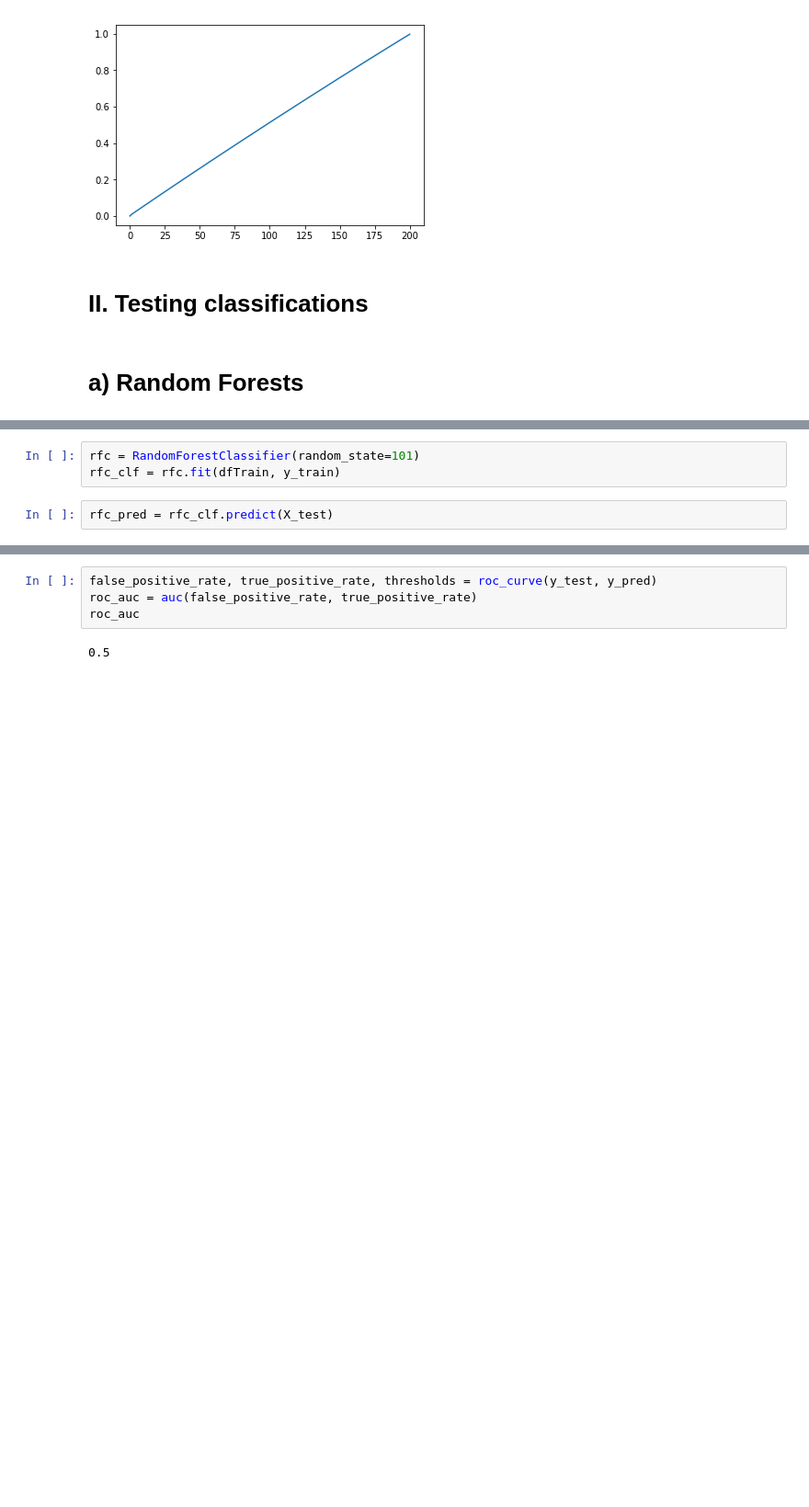
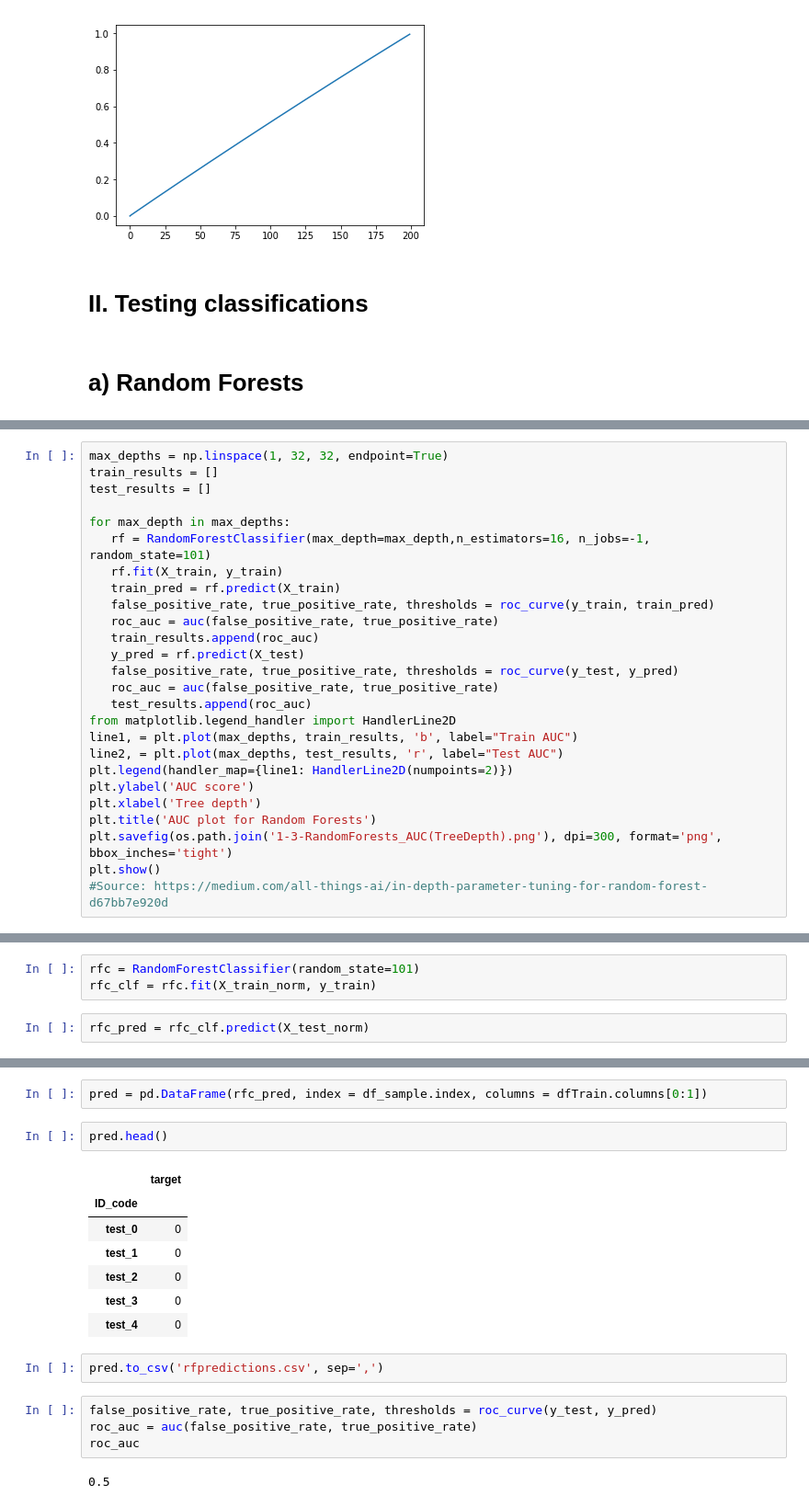
Before and after one commit to adkulas/ECE657A-Data-Modelling, a Jupyter notebook: project/code/G10-project.ipynb, the cells around one changed output, grey strips where cells are left out. Shown at 92% size. Saved outputs shown, nothing was run; the diff lists cells and outputs as text; blank space fills up the shorter version.

```diff
--- a/project/code/G10-project.ipynb
+++ b/project/code/G10-project.ipynb
@@ -213,0 +306,26 @@ plt.plot(num_pca_features_var_retained)
+# %%
+max_depths = np.linspace(1, 32, 32, endpoint=True)
+train_results = []
+test_results = []
+
+for max_depth in max_depths:
+   rf = RandomForestClassifier(max_depth=max_depth,n_estimators=16, n_jobs=-1, random_state=101)
+   rf.fit(X_train, y_train)
+   train_pred = rf.predict(X_train)
+   false_positive_rate, true_positive_rate, thresholds = roc_curve(y_train, train_pred)
+   roc_auc = auc(false_positive_rate, true_positive_rate)
+   train_results.append(roc_auc)
+   y_pred = rf.predict(X_test)
+   false_positive_rate, true_positive_rate, thresholds = roc_curve(y_test, y_pred)
+   roc_auc = auc(false_positive_rate, true_positive_rate)
+   test_results.append(roc_auc)
+from matplotlib.legend_handler import HandlerLine2D
+line1, = plt.plot(max_depths, train_results, 'b', label="Train AUC")
+line2, = plt.plot(max_depths, test_results, 'r', label="Test AUC")
+plt.legend(handler_map={line1: HandlerLine2D(numpoints=2)})
+plt.ylabel('AUC score')
+plt.xlabel('Tree depth')
+plt.title('AUC plot for Random Forests')
+plt.savefig(os.path.join('1-3-RandomForests_AUC(TreeDepth).png'), dpi=300, format='png', bbox_inches='tight')
+plt.show()
+#Source: https://medium.com/all-things-ai/in-depth-parameter-tuning-for-random-forest-d67bb7e920d
@@ -214,5 +334,5 @@ plt.plot(num_pca_features_var_retained)
 # %%
 rfc = RandomForestClassifier(random_state=101)
-rfc_clf = rfc.fit(dfTrain, y_train)
+rfc_clf = rfc.fit(X_train_norm, y_train)
 # %%
-rfc_pred = rfc_clf.predict(X_test)
+rfc_pred = rfc_clf.predict(X_test_norm)
@@ -224,3 +353,17 @@ print(classification_report(y_test,rfc_pred))
+# %%
+pred = pd.DataFrame(rfc_pred, index = df_sample.index, columns = dfTrain.columns[0:1])
+# %%
+pred.head()
+# %% [output]
+|  | target |
+| ID_code |  |
+| test_0 | 0 |
+| test_1 | 0 |
+| test_2 | 0 |
+| test_3 | 0 |
+| test_4 | 0 |
+# %%
+pred.to_csv('rfpredictions.csv', sep=',')
 # %%
 false_positive_rate, true_positive_rate, thresholds = roc_curve(y_test, y_pred)
 roc_auc = auc(false_positive_rate, true_positive_rate)
```
Also changed, not shown: parts of 16 cells of this notebook, 5 other files.
